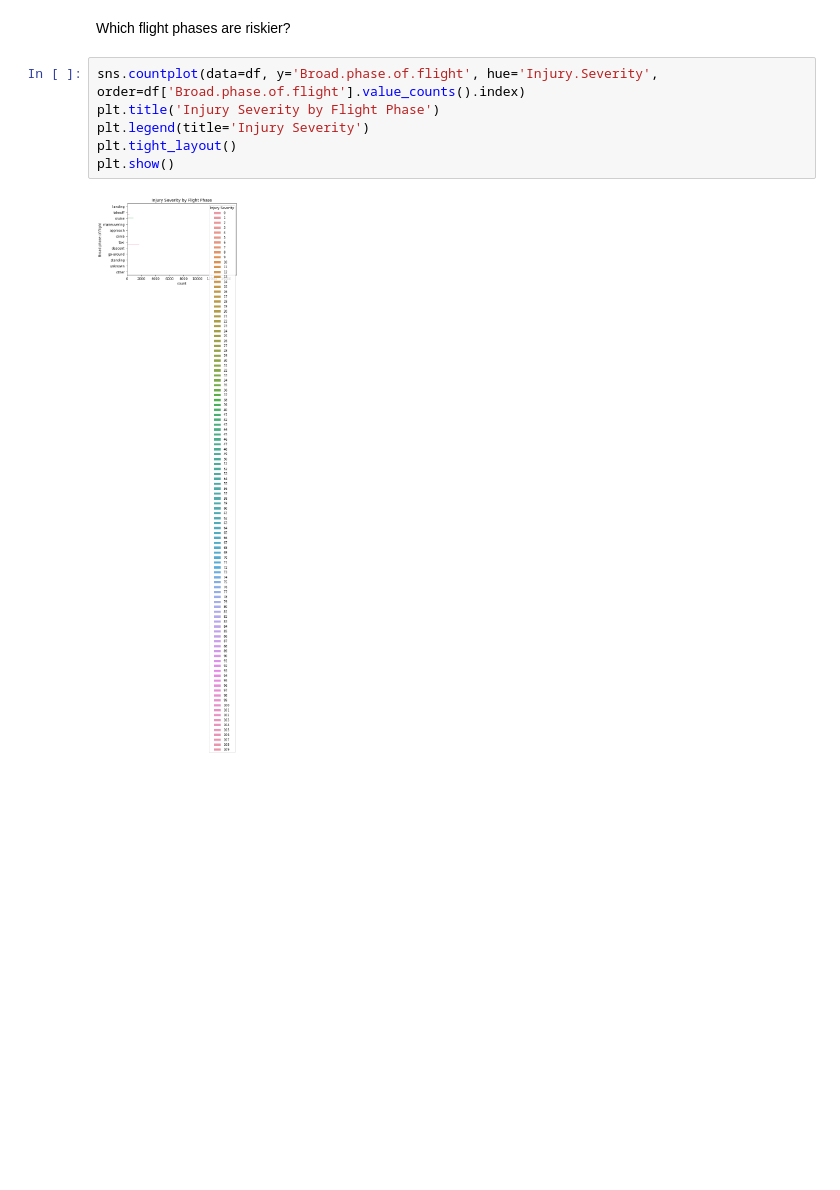
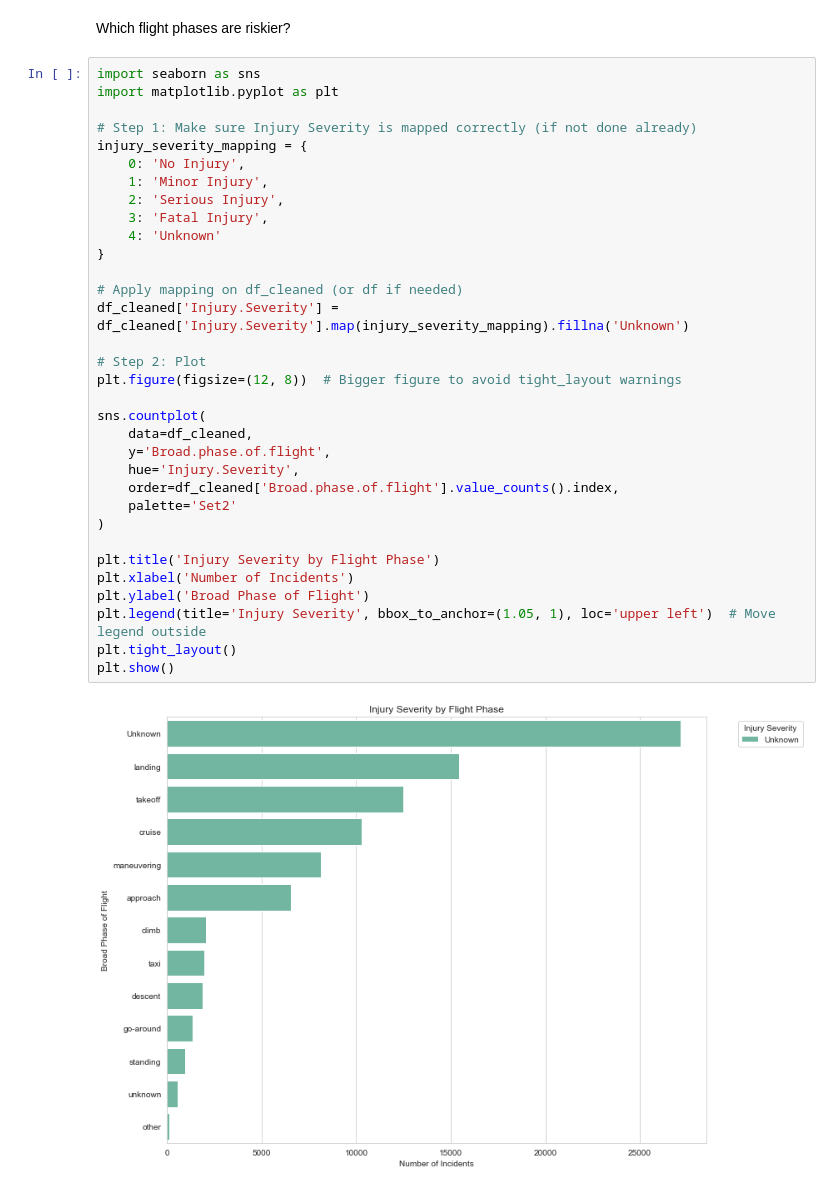
Before and after one commit to BMwihia/aviation-accidents-analysis, a Jupyter notebook: aviation_accident_analysis-benson.ipynb, the cells around one changed output. Cells and saved outputs as stored; diff of their text form; blank space fills up the shorter version.

```diff
--- a/aviation_accident_analysis-benson.ipynb
+++ b/aviation_accident_analysis-benson.ipynb
@@ -348,11 +348,38 @@ plt.show()
 ### Broad Phase of Flight vs. Severity
 # %% [markdown]
 Which flight phases are riskier?
-# %%
-sns.countplot(data=df, y='Broad.phase.of.flight', hue='Injury.Severity', order=df['Broad.phase.of.flight'].value_counts().index)
-plt.title('Injury Severity by Flight Phase')
-plt.legend(title='Injury Severity')
-plt.tight_layout()
-plt.show()
-# %% [output]
-[figure, removed]
+# %%
+import seaborn as sns
+import matplotlib.pyplot as plt
+
+# Step 1: Make sure Injury Severity is mapped correctly (if not done already)
+injury_severity_mapping = {
+    0: 'No Injury',
+    1: 'Minor Injury',
+    2: 'Serious Injury',
+    3: 'Fatal Injury',
+    4: 'Unknown'
+}
+
+# Apply mapping on df_cleaned (or df if needed)
+df_cleaned['Injury.Severity'] = df_cleaned['Injury.Severity'].map(injury_severity_mapping).fillna('Unknown')
+
+# Step 2: Plot
+plt.figure(figsize=(12, 8))  # Bigger figure to avoid tight_layout warnings
+
+sns.countplot(
+    data=df_cleaned,
+    y='Broad.phase.of.flight',
+    hue='Injury.Severity',
+    order=df_cleaned['Broad.phase.of.flight'].value_counts().index,
+    palette='Set2'
+)
+
+plt.title('Injury Severity by Flight Phase')
+plt.xlabel('Number of Incidents')
+plt.ylabel('Broad Phase of Flight')
+plt.legend(title='Injury Severity', bbox_to_anchor=(1.05, 1), loc='upper left')  # Move legend outside
+plt.tight_layout()
+plt.show()
+# %% [output]
+[figure, added]
```
